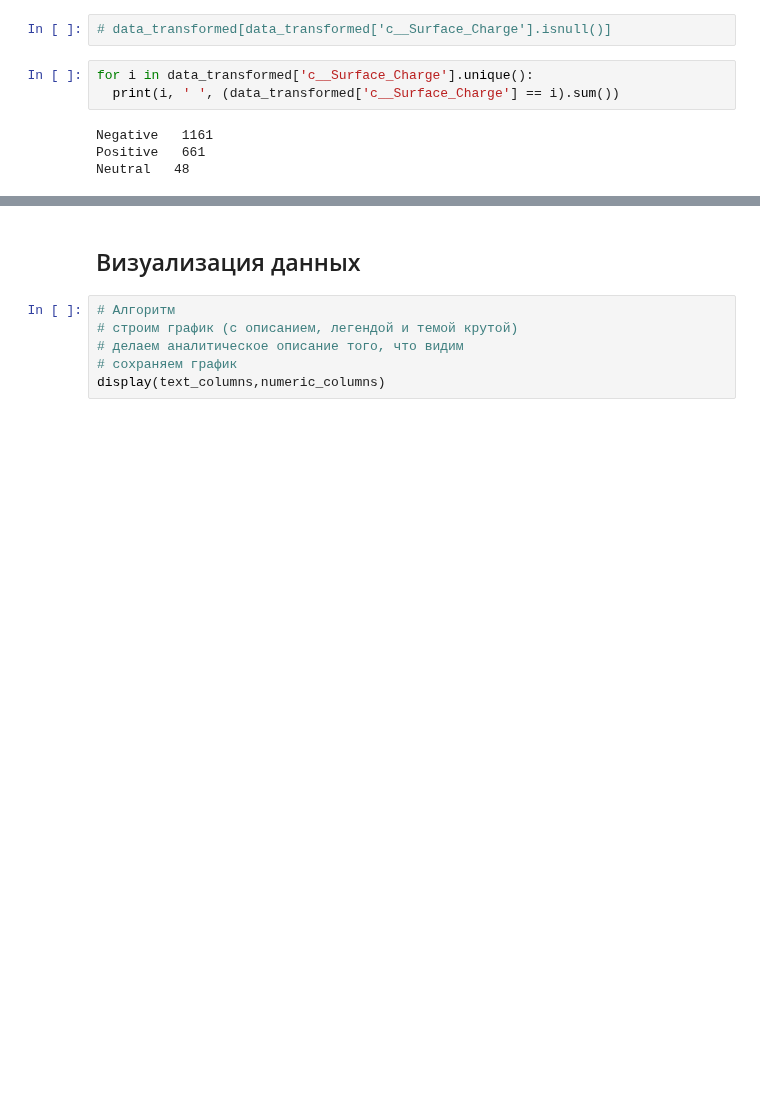
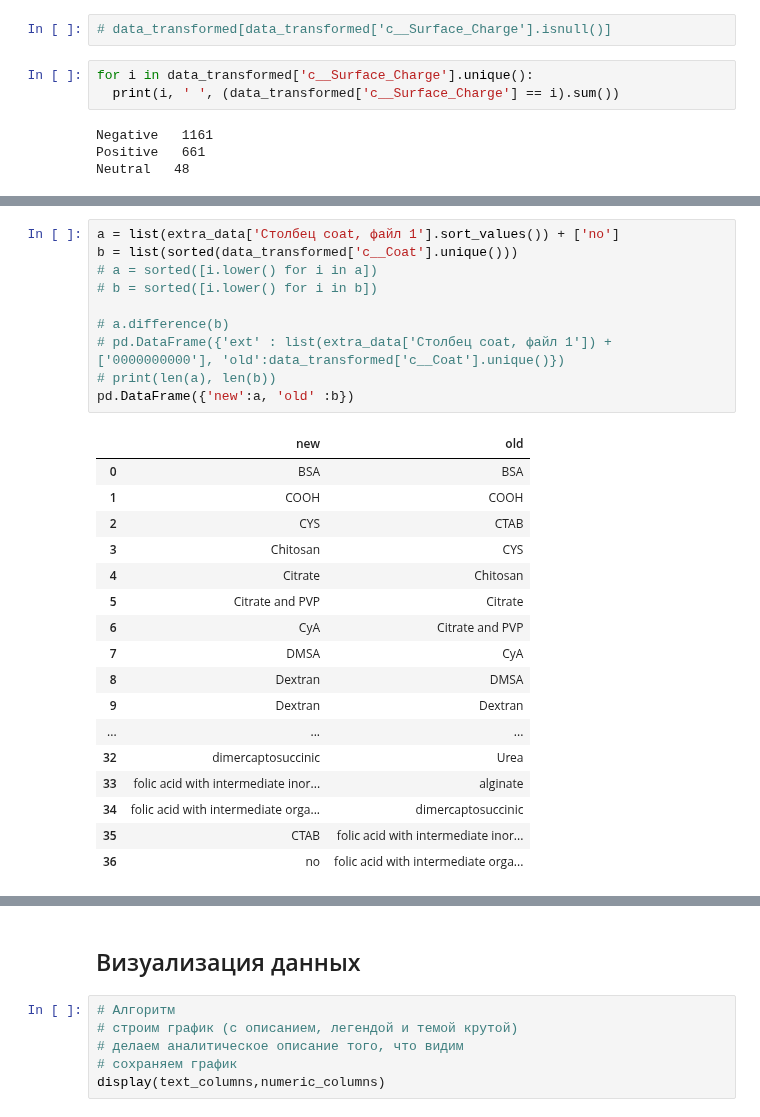
Before and after one commit to dobrotvorn/DataCon23, a Jupyter notebook: Mini_task1.ipynb, the cells around one changed output, grey strips where cells are left out. Saved outputs shown, nothing was run; the diff lists cells and outputs as text; blank space fills up the shorter version.

```diff
--- a/Mini_task1.ipynb
+++ b/Mini_task1.ipynb
@@ -425,0 +437,28 @@ data_transformed.head(5)
+# %%
+a = list(extra_data['Столбец coat, файл 1'].sort_values()) + ['no']
+b = list(sorted(data_transformed['c__Coat'].unique()))
+# a = sorted([i.lower() for i in a])
+# b = sorted([i.lower() for i in b])
+
+# a.difference(b)
+# pd.DataFrame({'ext' : list(extra_data['Столбец coat, файл 1']) + ['0000000000'], 'old':data_transformed['c__Coat'].unique()})
+# print(len(a), len(b))
+pd.DataFrame({'new':a, 'old' :b})
+# %% [output]
+|  | new | old |
+| 0 | BSA | BSA |
+| 1 | COOH | COOH |
+| 2 | CYS | CTAB |
+| 3 | Chitosan | CYS |
+| 4 | Citrate | Chitosan |
+| 5 | Citrate and PVP | Citrate |
+| 6 | CyA | Citrate and PVP |
+| 7 | DMSA | CyA |
+| 8 | Dextran | DMSA |
+| 9 | Dextran | Dextran |
+| ... | ... | ... |
+| 32 | dimercaptosuccinic | Urea |
+| 33 | folic acid with intermediate inor... | alginate |
+| 34 | folic acid with intermediate orga... | dimercaptosuccinic |
+| 35 | СТАВ | folic acid with intermediate inor... |
+| 36 | no | folic acid with intermediate orga... |
```
Also changed, not shown: parts of 4 cells of this notebook.
